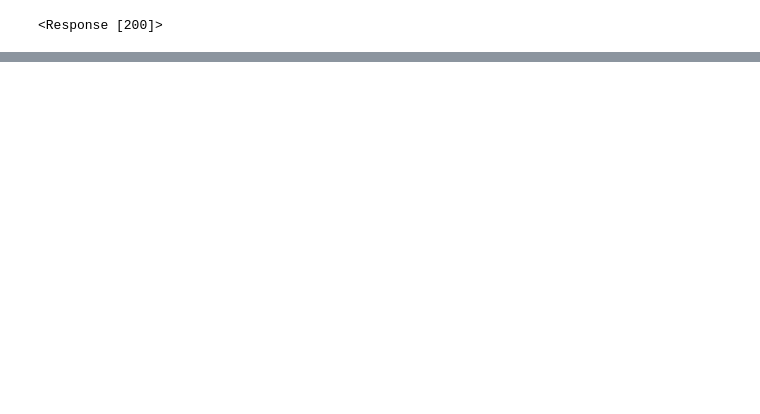
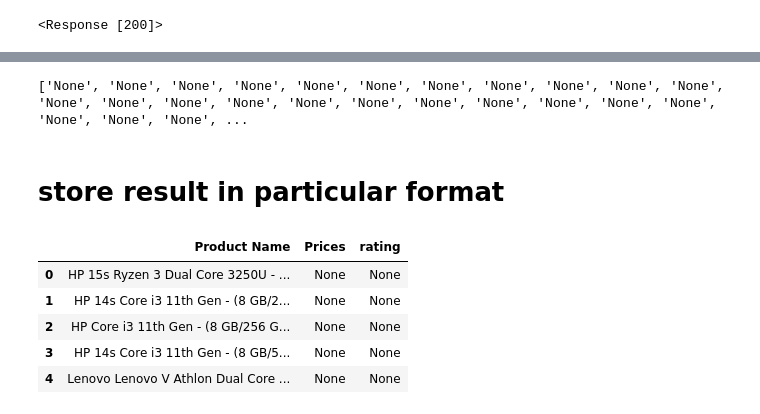
Before and after one commit to ShrutiPandey27/machine_learning_practice, a Jupyter notebook: web_scraping.ipynb, the cells around one changed output, grey strips where cells are left out. Drawn from its saved outputs; the diff is of its cells as text; code cells hidden in the pictures; blank space fills up the shorter version.

```diff
--- a/web_scraping.ipynb
+++ b/web_scraping.ipynb
@@ -62,0 +81,7 @@ print(soup.prettify)
+# %%
+products=[]
+prices=[]
+reviews=[]
+
+product=soup.find('div',attrs={'class':'_4rR01T'})
+print(product.text)
@@ -62,0 +90,6 @@ print(soup.prettify)
+# %%
+for i in soup.find_all('a',href=True,attrs={'class':'_1fQZEK'}):
+  product=i.find('div',attrs={'class':'_4rR01T'})
+  products.append(product.text)
+print(products)
+len(products)
@@ -62,0 +99,21 @@ print(soup.prettify)
+# %%
+# for price and rating
+# try and except because few laptops dont have review
+# few laptops have numerical rating an few dont have i.e, its "none" so it might create problem so better use try and except block.
+
+for i in soup.find_all('a',href=True,attrs={'class':'_1fQZEK'}):
+  try:
+    product=i.find('div',attrs={'class':'_4rR01T'})
+    price=price.find('div',attrs={'class':'_30jeq3 _1_WHN1'})
+    rating=i.find('div',atts={'class':'_1lRcqv'})
+
+    products.append(product.text)
+    prices.append(price.text)
+    reviews.append(rating.text)
+  except:
+    reviews.append("None")
+
+print(products)
+print(prices)
+print(reviews)
+print(len(products))
@@ -62,0 +125,23 @@ print(soup.prettify)
+# %%
+#i am not able to get the class name for rating from html dom of flipkart website so its none everywhere
+print(reviews)
+# %% [output]
+['None', 'None', 'None', 'None', 'None', 'None', 'None', 'None', 'None', 'None', 'None', 'None', 'None', 'None', 'None', 'None', 'None', 'None', 'None', 'None', 'None', 'None', 'None', 'None', 'None', ...
+# %% [markdown]
+# store result in particular format
+# %%
+# df=pd.DataFrame({'Product Name':products,'Prices':prices})
+# df.head()
+
+
+a = {'Product Name':products,'Prices':prices,'rating':reviews}
+df = pd.DataFrame.from_dict(a, orient='index')
+df = df.transpose()
+df.head()
+# %% [output]
+|  | Product Name | Prices | rating |
+| 0 | HP 15s Ryzen 3 Dual Core 3250U - ... | None | None |
+| 1 | HP 14s Core i3 11th Gen - (8 GB/2... | None | None |
+| 2 | HP Core i3 11th Gen - (8 GB/256 G... | None | None |
+| 3 | HP 14s Core i3 11th Gen - (8 GB/5... | None | None |
+| 4 | Lenovo Lenovo V Athlon Dual Core ... | None | None |
```
Also changed, not shown: parts of 8 cells of this notebook.
